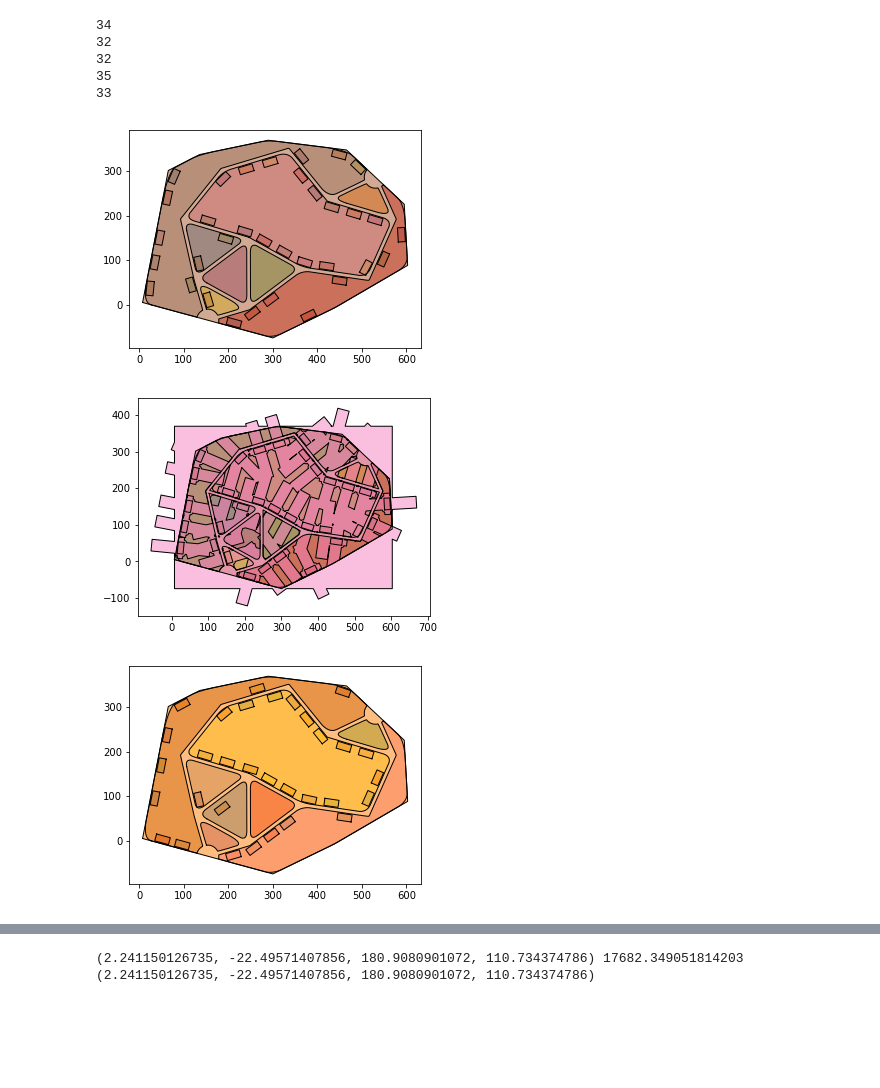
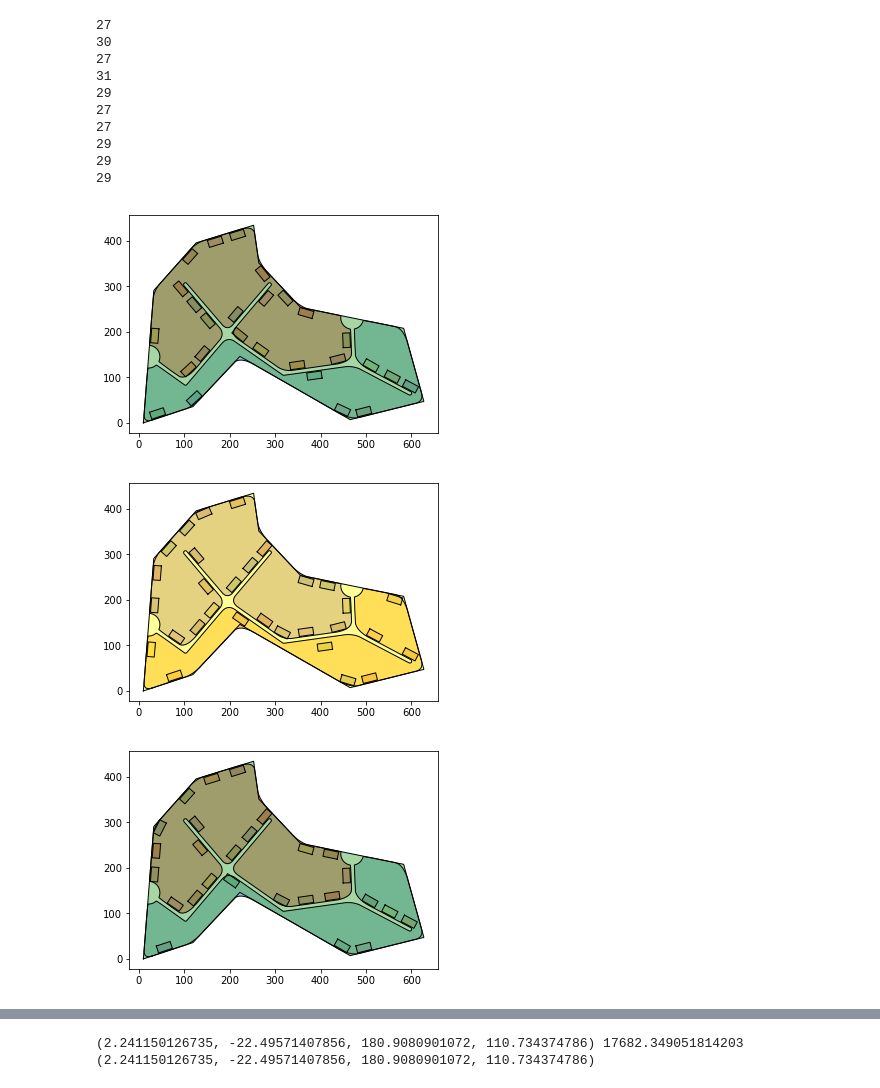
Before and after one commit to tristanwqy/basemap, a Jupyter notebook: circle_algo.ipynb, the cells around one changed output, grey strips where cells are left out. Cells and saved outputs as stored; diff of their text form; code cells hidden in the pictures; blank space fills up the shorter version.

```diff
--- a/circle_algo.ipynb
+++ b/circle_algo.ipynb
@@ -70,7 +70,7 @@ base5 = Polygon([
 ])
 series = [base1, base2, base3, base4, base5]
 # %%
-base = base4
+base = base5
 print(base.area)
 gpd.GeoSeries([base,base.envelope]).plot()
 # %% [output]
@@ -143,7 +143,7 @@ def get_curve(pointA, pointB, pointC):
         cy = pointC[1]
 
     def bc(a, b, c, t):
-        return (1-t)**2*a+2*t*(1-t)*b+t**2*c + 4*(1/4-(t-1/2)**2)*(-1/4*a+b/2-1/4*c)
+        return (1-t)**2*a+2*t*(1-t)*b+t**2*c
 
     point_list = []
     for i in range(100):
@@ -252,7 +252,7 @@ def generate_plans(collection_buffered, overall_shadows, overall_buildings, fix_
                         overall_buildings = overall_buildings.union(building)
     return overall_buildings, overall_shadows
 
-def generate_collection(min_r, max_r, density=20, resolution=4, entrace_collection=[]):
+def generate_collection(base, min_r, max_r, density=20, resolution=4, entrace_collection=[]):
     envelope = base.envelope
     minx, miny, maxx, maxy = envelope.bounds
     x_diff = maxx - minx
@@ -265,7 +265,7 @@ def generate_collection(min_r, max_r, density=20, resolution=4, entrace_collecti
                 point_list.append(point)
 
     collection = copy.deepcopy(entrace_collection)
-    max_iteration = 1000
+    max_iteration = 200
     iter = 0
     while len(point_list) > 0 or iter > max_iteration:
         iter += 1
@@ -342,7 +342,7 @@ def smooth_polygon(polygon, min_length=20, multiple_start=True):
         tuple_list.extend(curve)
     return Polygon(tuple_list)
 # %%
-entrances = get_entrances(base, distance=400)
+entrances = get_entrances(base, distance=100)
 entrances.append(base)
 gpd.GeoSeries(entrances).plot()
 # %% [output]
@@ -350,0 +351,26 @@ gpd.GeoSeries(entrances).plot()
+# %%
+envelope = base.envelope
+minx, miny, maxx, maxy = envelope.bounds
+density = 20
+x_diff = maxx - minx
+y_diff = maxy - miny
+buffer_number = min(x_diff, y_diff)/10
+
+point_list = []
+for j in range(density):
+    for i in range(density):
+        point = Point(minx + x_diff / density * i, miny + y_diff / density * j)
+        if base.buffer(-buffer_number).contains(point):
+            point_list.append(point)
+point = random.choice(point_list)
+entrance1 = entrances[0]
+entrance2 = entrances[1]
+road = get_curve(entrance1.centroid, point, entrance2.centroid)
+road = LineString(road)
+list_to_display = []
+# for point in points:
+#     list_to_display.append(Point(point))
+list_to_display.append(road)
+list_to_display.append(base)
+list_to_display.extend(entrances)
+gpd.GeoSeries(list_to_display).plot()
@@ -425,34 +445,39 @@ new_collection, cascaded_roads = generate_divisions()
 # %%
 import random
 
-for i in range(5):
+for i in range(10):
     overall_buildings = None
     overall_shadows = cascaded_union([base.symmetric_difference(base.envelope), cascaded_roads])
     list_to_display = []
     building_lines = []
-    for buffer in range(-10, -50, -10):
+    for buffer in range(-10, -30, -10):
         new_collection_buffered = get_buffered_sections(new_collection, buffer)
         overall_buildings, overall_shadows = generate_plans(new_collection_buffered, overall_shadows, overall_buildings,
                                                             fix_angle=None)
 
 
     list_to_display.extend(overall_buildings)
     list_to_display.extend(new_collection)
     list_to_display.append(base)
     # list_to_display.append(cascaded_roads)
     # list_to_display.extend(building_lines)
     if len(overall_buildings) >= 0:
         gpd.GeoSeries(list_to_display).plot()
-        list_to_display.append(overall_shadows)
-        gpd.GeoSeries(list_to_display).plot()
+        # list_to_display.append(overall_shadows)
+        # gpd.GeoSeries(list_to_display).plot()
         print(len(overall_buildings))
 plt.show()
 # %% [output]
-34
-32
-32
-35
-33
+27
+30
+27
+31
+29
+27
+27
+29
+29
+29
-[figure, old version]
+[figure, new version]
-[figure, old version]
+[figure, new version]
-[figure, old version]
+[figure, new version]
```
Also changed, not shown: parts of 7 cells of this notebook, 3 other files.
